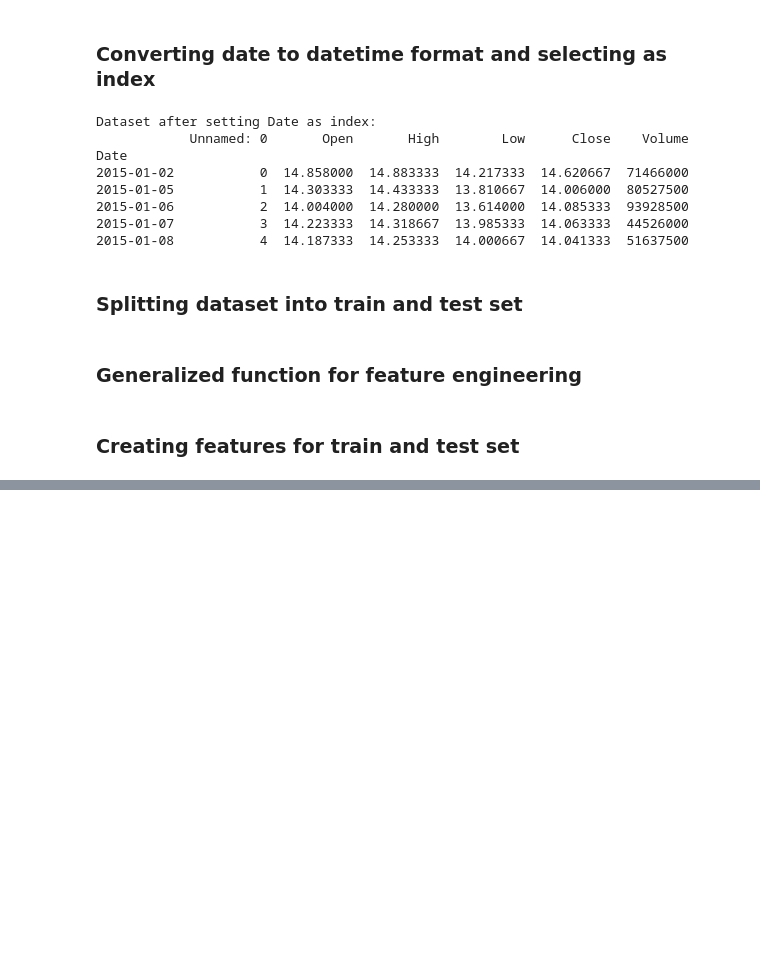
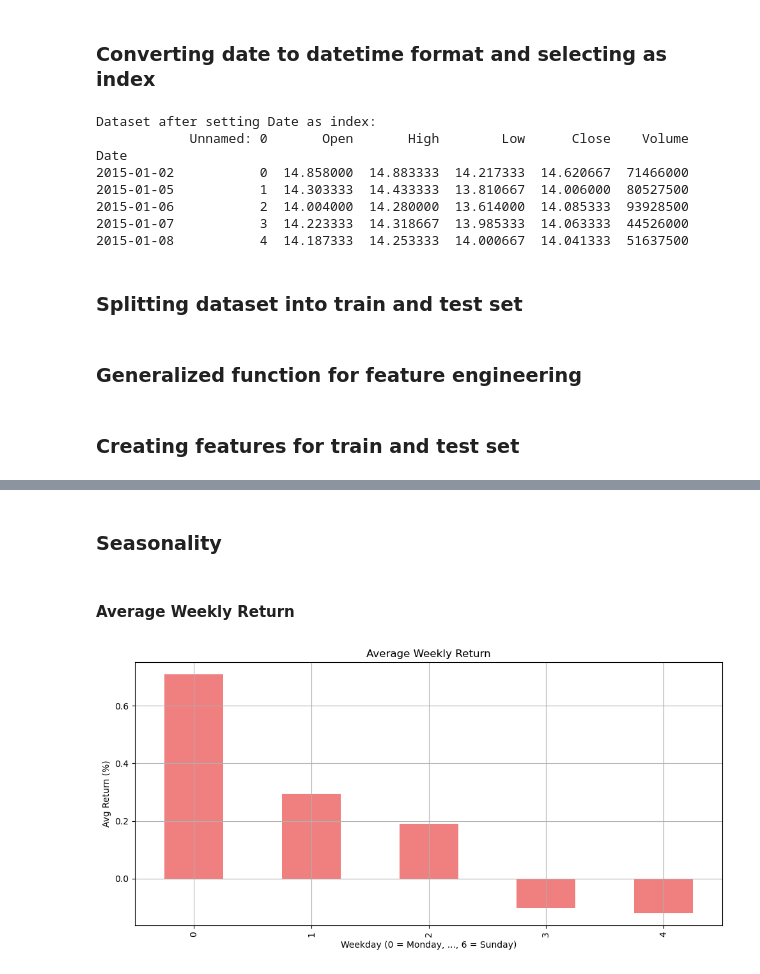
Before and after one commit to Rakib047/Tesla-Stock-Price-Forcasting-Project, a Jupyter notebook: main.ipynb, the cells around one changed output, grey strips where cells are left out. Drawn from its saved outputs; the diff is of its cells as text; code cells hidden in the pictures; blank space fills up the shorter version.

```diff
--- a/main.ipynb
+++ b/main.ipynb
@@ -161,0 +204,24 @@ Scaled Test shape: (744, 13)
+# %% [markdown]
+### Seasonality
+# %% [markdown]
+#### Average Weekly Return
+# %%
+# Extract weekday from the Date column (0 = Monday, 6 = Sunday)
+df_full['Weekday'] = df_full.index.weekday
+
+# Calculate average return by weekday
+weekly_avg_return = df_full.groupby('Weekday')['Monthly_Return'].mean()
+
+# Plot the average return for each weekday
+import matplotlib.pyplot as plt
+
+plt.figure(figsize=(10, 5))
+weekly_avg_return.plot(kind='bar', color='lightcoral')
+plt.title('Average Weekly Return')
+plt.xlabel('Weekday (0 = Monday, ..., 6 = Sunday)')
+plt.ylabel('Avg Return (%)')
+plt.grid(True)
+plt.tight_layout()
+plt.show()
+# %% [output]
+[figure, added]
```
Also changed, not shown: parts of 19 cells of this notebook.
